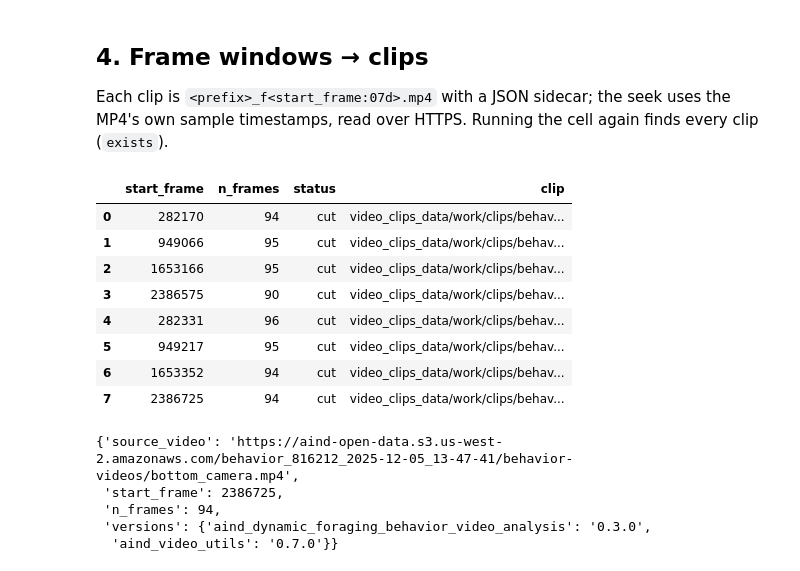
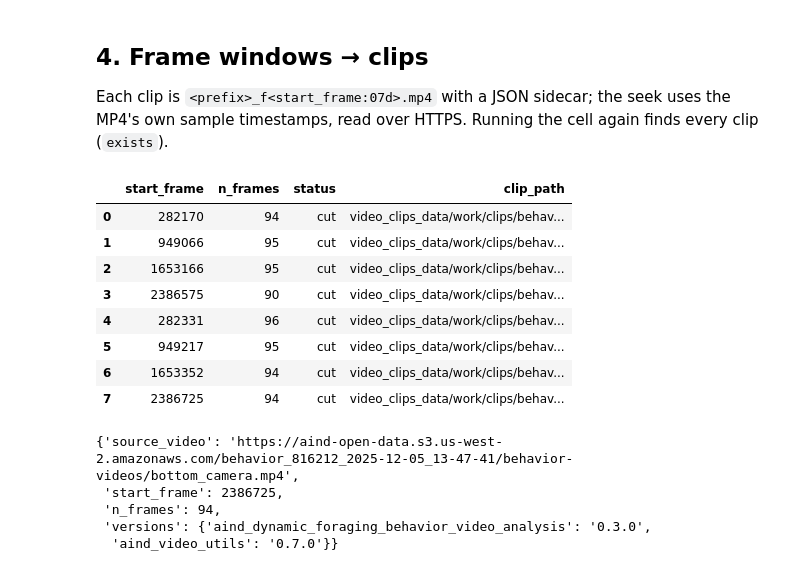
Before and after one commit to AllenNeuralDynamics/aind-dynamic-foraging-behavior-video-analysis, a Jupyter notebook: examples/video_clips_example.ipynb, the cells around one changed output. Drawn from its saved outputs; the diff is of its cells as text; code cells hidden in the pictures.

```diff
--- a/examples/video_clips_example.ipynb
+++ b/examples/video_clips_example.ipynb
@@ -130,9 +130,9 @@ seek uses the MP4's own sample timestamps, read over HTTPS. Running the cell
 again finds every clip (`exists`).
 # %%
 clips = vc.cut_clips(mp4, ranges, work / "clips", prefix=f"{session}_{camera}")
-clips[["start_frame", "n_frames", "status", "clip"]]
+clips[["start_frame", "n_frames", "status", "clip_path"]]
 # %% [output]
-|  | start_frame | n_frames | status | clip |
+|  | start_frame | n_frames | status | clip_path |
 | 0 | 282170 | 94 | cut | video_clips_data/work/clips/behav... |
 | 1 | 949066 | 95 | cut | video_clips_data/work/clips/behav... |
 | 2 | 1653166 | 95 | cut | video_clips_data/work/clips/behav... |
```
Also changed, not shown: parts of 4 cells of this notebook, 4 other files.
